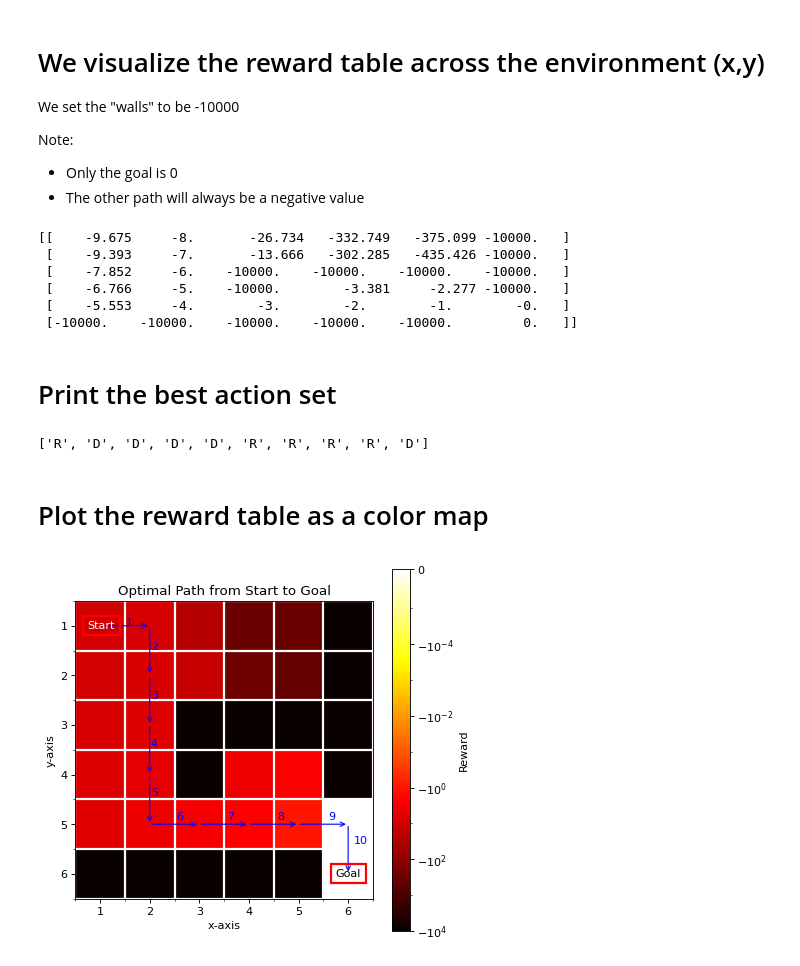
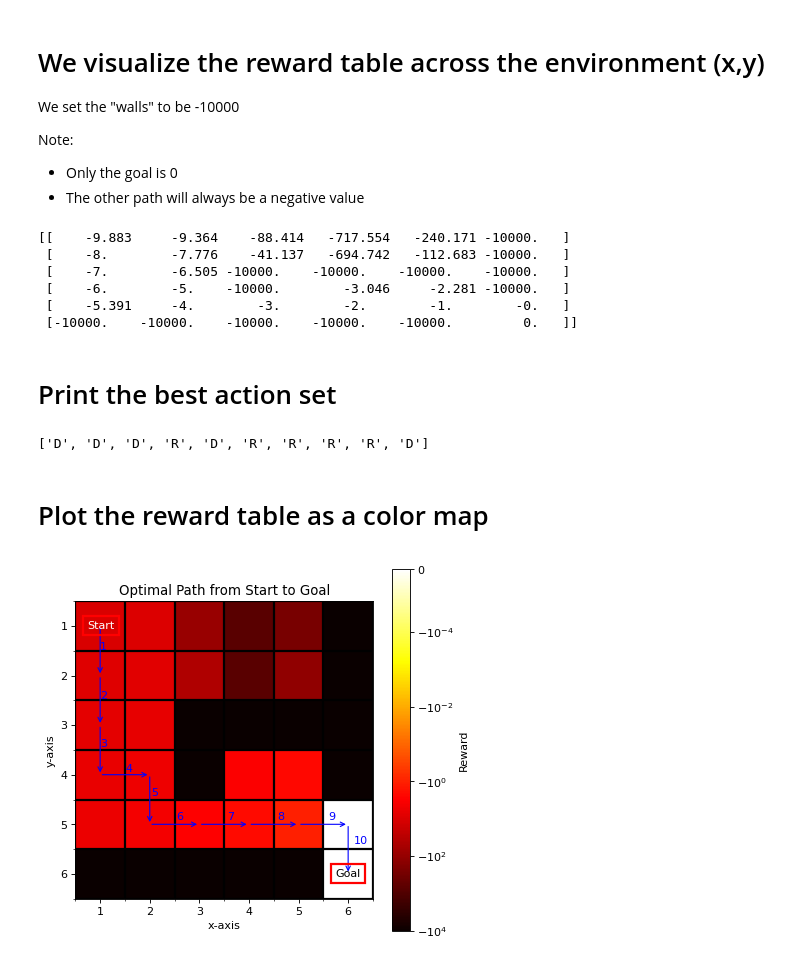
Before and after one commit to featherineaugustus/Reinforcement-Learning---Maze, a Jupyter notebook: Robot Maze.ipynb, the cells around one changed output. Drawn from its saved outputs; the diff is of its cells as text; code cells hidden in the pictures.

```diff
--- a/Robot Maze.ipynb
+++ b/Robot Maze.ipynb
@@ -278,7 +321,6 @@ if __name__ == '__main__':
 
     # Loop for 3000 times
     for i in range(3000):
-        print('\nLoop:', i+1)
 
         # Reinitialize the maze
         maze = Maze()
@@ -308,6 +350,10 @@ if __name__ == '__main__':
         # Robot should learn after every episode
         robot.learn()
 
+        if i%250 == 0:
+            print('\nLoop:', i+1)
+            print(maze.movement_history)
+
         # Get a history of number of steps taken to plot later
         moveHistory.append(maze.steps)
 # %% [output]
@@ -382,18 +428,18 @@ matrix_G[matrix_G>0] = -10000
 np.set_printoptions(suppress=True)
 print(matrix_G)
 # %% [output]
-[[    -9.675     -8.       -26.734   -332.749   -375.099 -10000.   ]
- [    -9.393     -7.       -13.666   -302.285   -435.426 -10000.   ]
- [    -7.852     -6.    -10000.    -10000.    -10000.    -10000.   ]
- [    -6.766     -5.    -10000.        -3.381     -2.277 -10000.   ]
- [    -5.553     -4.        -3.        -2.        -1.        -0.   ]
+[[    -9.883     -9.364    -88.414   -717.554   -240.171 -10000.   ]
+ [    -8.        -7.776    -41.137   -694.742   -112.683 -10000.   ]
+ [    -7.        -6.505 -10000.    -10000.    -10000.    -10000.   ]
+ [    -6.        -5.    -10000.        -3.046     -2.281 -10000.   ]
+ [    -5.391     -4.        -3.        -2.        -1.        -0.   ]
  [-10000.    -10000.    -10000.    -10000.    -10000.         0.   ]]
 # %% [markdown]
 # Print the best action set
 # %%
 maze.movement_history
 # %% [output]
-['R', 'D', 'D', 'D', 'D', 'R', 'R', 'R', 'R', 'D']
+['D', 'D', 'D', 'R', 'D', 'R', 'R', 'R', 'R', 'D']
 # %% [markdown]
 # Plot the reward table as a color map
 # %%
@@ -460,32 +506,32 @@ tick_locations=([-(10**x) for x in range(minlog,-logthresh-1,-2)]
 # Generating grid for clearer illustration
 #################################################################
 ax = plt.gca();
 
 # Major ticks
 ax.set_xticks(np.arange(0, 6, 1))
 ax.set_yticks(np.arange(0, 6, 1))
 
 # Labels for major ticks
 ax.set_xticklabels(np.arange(1, 7, 1))
 ax.set_yticklabels(np.arange(1, 7, 1))
 
 # Minor ticks
 ax.set_xticks(np.arange(-.5, 6, 1), minor=True)
 ax.set_yticks(np.arange(-.5, 6, 1), minor=True)
 
 # Gridlines based on minor ticks
-ax.grid(which='minor', color='w', linestyle='-', linewidth=2)
+ax.grid(which='minor', color='k', linestyle='-', linewidth=2)
 
 #################################################################
 # Add description
 #################################################################
 plt.title('Optimal Path from Start to Goal')
 plt.xlabel('x-axis')
 plt.ylabel('y-axis')
 
 cbar = plt.colorbar(ticks=tick_locations)
 cbar.set_label('Reward')
 
 plt.show()
 # %% [output]
-[figure, old version]
+[figure, new version]
```
Also changed, not shown: parts of 8 cells of this notebook, 1 other file.
